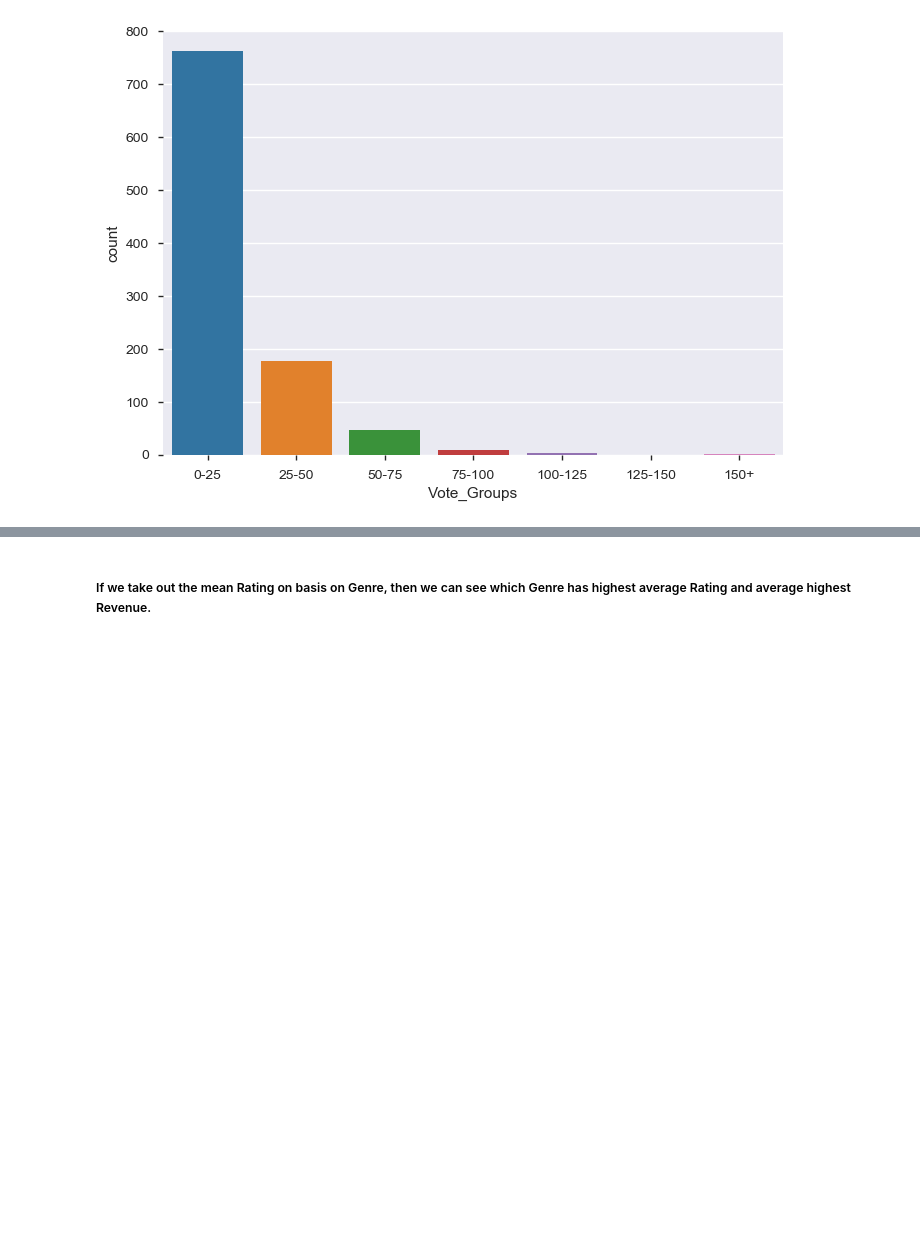
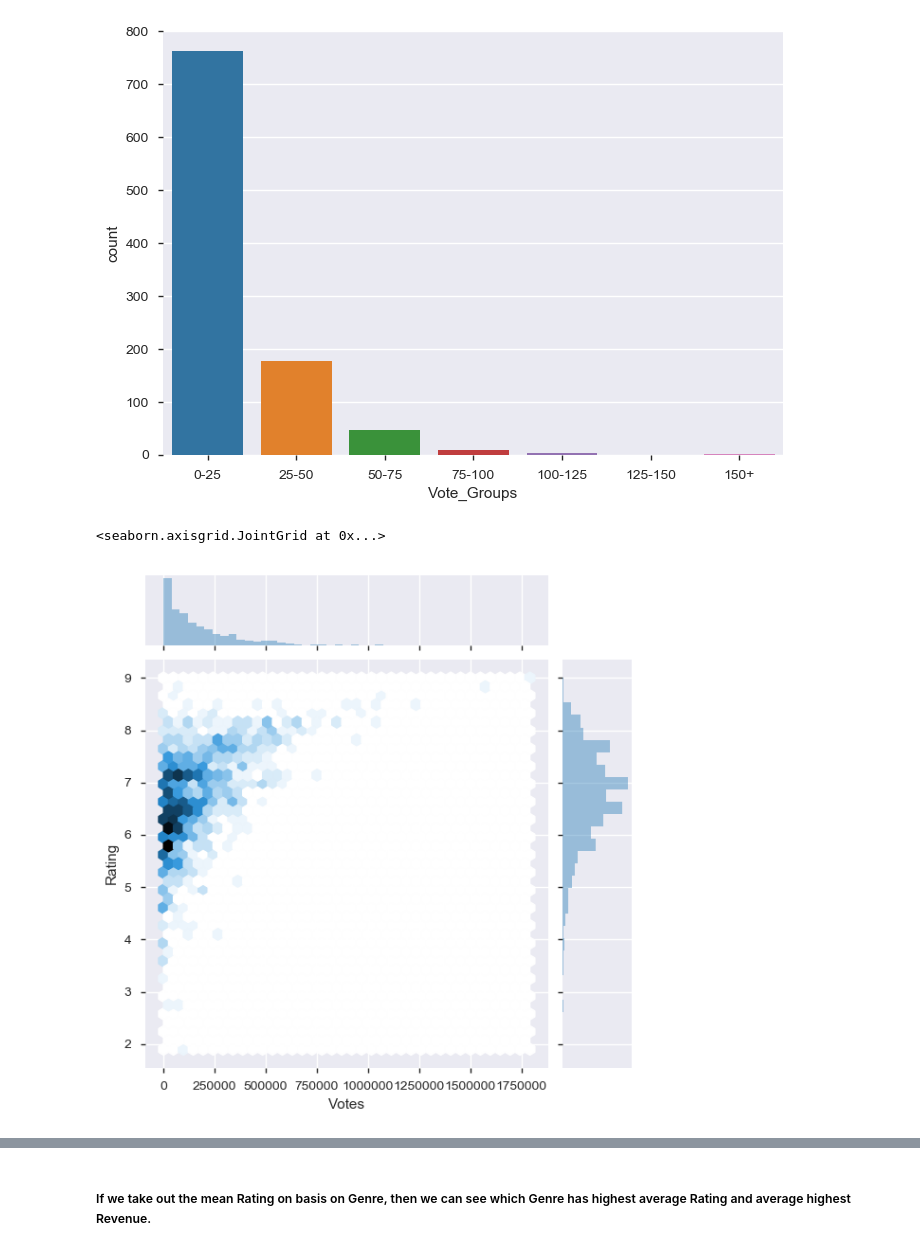
Before and after one commit to yaminijoshi89/INSAID-Projects, a Jupyter notebook: IMDB_1000MoviesDataSet_EDA.ipynb, the cells around one changed output, grey strips where cells are left out. Saved outputs shown, nothing was run; the diff lists cells and outputs as text; code cells hidden in the pictures; blank space fills up the shorter version.

```diff
--- a/IMDB_1000MoviesDataSet_EDA.ipynb
+++ b/IMDB_1000MoviesDataSet_EDA.ipynb
@@ -247,3 +305,8 @@ sns.countplot(x=movie_data["Vote_Groups"],data=movie_data)
 # %% [output]
 <matplotlib.axes._subplots.AxesSubplot at 0x...>
 [figure]
+# %%
+sns.jointplot(x="Votes",y="Rating",data=movie_data,kind='hex')
+# %% [output]
+<seaborn.axisgrid.JointGrid at 0x...>
+[figure, added]
```
Also changed, not shown: parts of 27 cells of this notebook.
